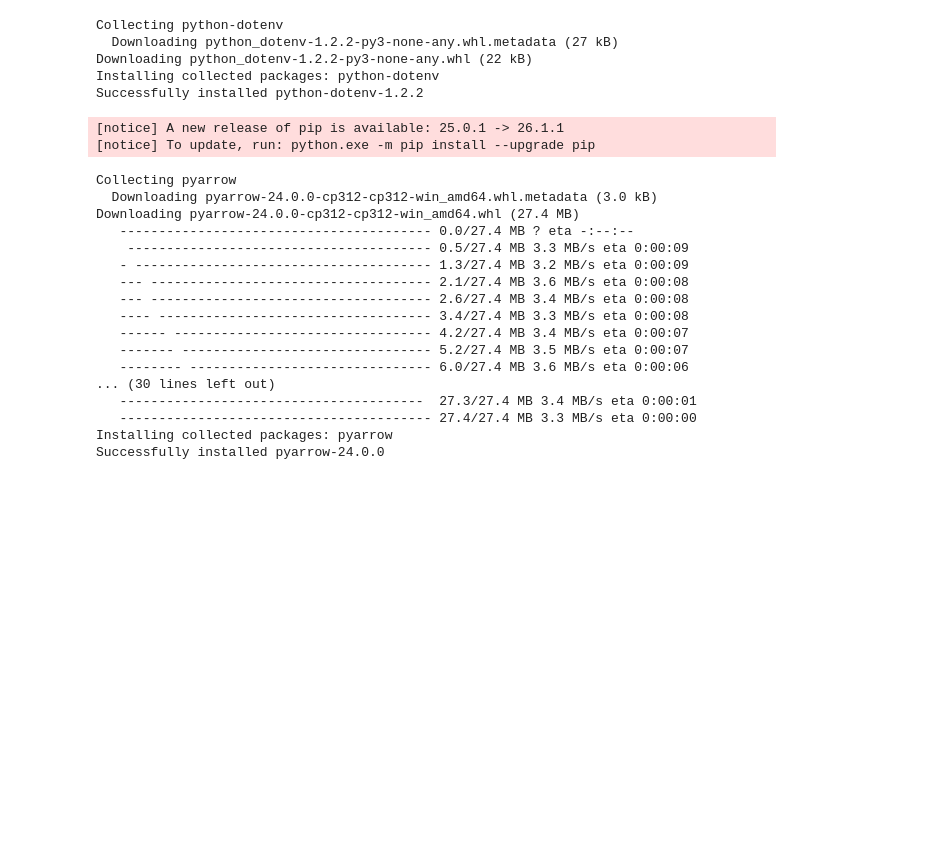
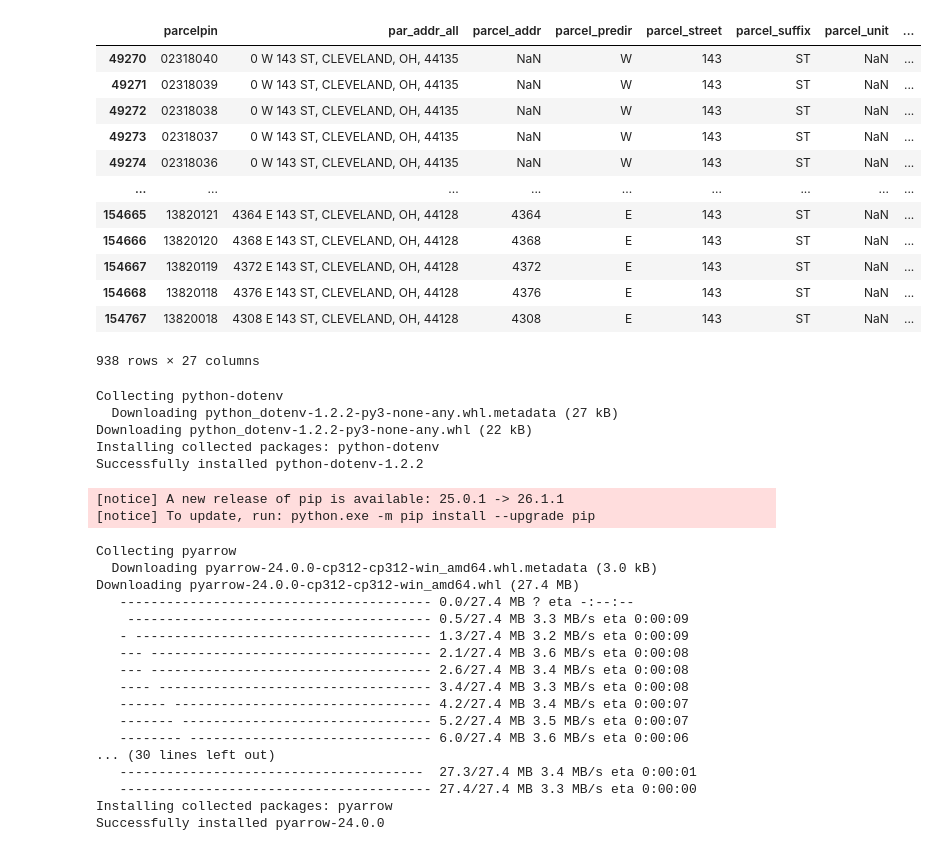
Before and after one commit to jackvandeleuv/cletenant, a Jupyter notebook: pipeline/scratch.ipynb, the cells around one changed output. Cells and saved outputs as stored; diff of their text form; code cells hidden in the pictures; blank space fills up the shorter version.

```diff
--- a/pipeline/scratch.ipynb
+++ b/pipeline/scratch.ipynb
@@ -0,0 +1,4 @@
+# %%
+import pandas as pd
+
+df = pd.read_json('source/parcels.json')
@@ -0,0 +71,3 @@
+# %%
+df['parcel_street'] = df['parcel_street'].apply(lambda x: x.strip().upper() if not pd.isna(x) else None)
+df.groupby('parcel_street').size().reset_index().rename(columns={0: 'count'}).sample(10)
@@ -0,0 +86,16 @@
+# %%
+df[df.parcel_street == '143']
+# %% [output]
+|  | parcelpin | par_addr_all | parcel_addr | parcel_predir | parcel_street | parcel_suffix | parcel_unit | ... |
+| 49270 | 02318040 | 0 W 143 ST, CLEVELAND, OH, 44135 | NaN | W | 143 | ST | NaN | ... |
+| 49271 | 02318039 | 0 W 143 ST, CLEVELAND, OH, 44135 | NaN | W | 143 | ST | NaN | ... |
+| 49272 | 02318038 | 0 W 143 ST, CLEVELAND, OH, 44135 | NaN | W | 143 | ST | NaN | ... |
+| 49273 | 02318037 | 0 W 143 ST, CLEVELAND, OH, 44135 | NaN | W | 143 | ST | NaN | ... |
+| 49274 | 02318036 | 0 W 143 ST, CLEVELAND, OH, 44135 | NaN | W | 143 | ST | NaN | ... |
+| ... | ... | ... | ... | ... | ... | ... | ... | ... |
+| 154665 | 13820121 | 4364 E 143 ST, CLEVELAND, OH, 44128 | 4364 | E | 143 | ST | NaN | ... |
+| 154666 | 13820120 | 4368 E 143 ST, CLEVELAND, OH, 44128 | 4368 | E | 143 | ST | NaN | ... |
+| 154667 | 13820119 | 4372 E 143 ST, CLEVELAND, OH, 44128 | 4372 | E | 143 | ST | NaN | ... |
+| 154668 | 13820118 | 4376 E 143 ST, CLEVELAND, OH, 44128 | 4376 | E | 143 | ST | NaN | ... |
+| 154767 | 13820018 | 4308 E 143 ST, CLEVELAND, OH, 44128 | 4308 | E | 143 | ST | NaN | ... |
+938 rows × 27 columns
```
Also changed, not shown: parts of 3 cells of this notebook, 8 other files.
